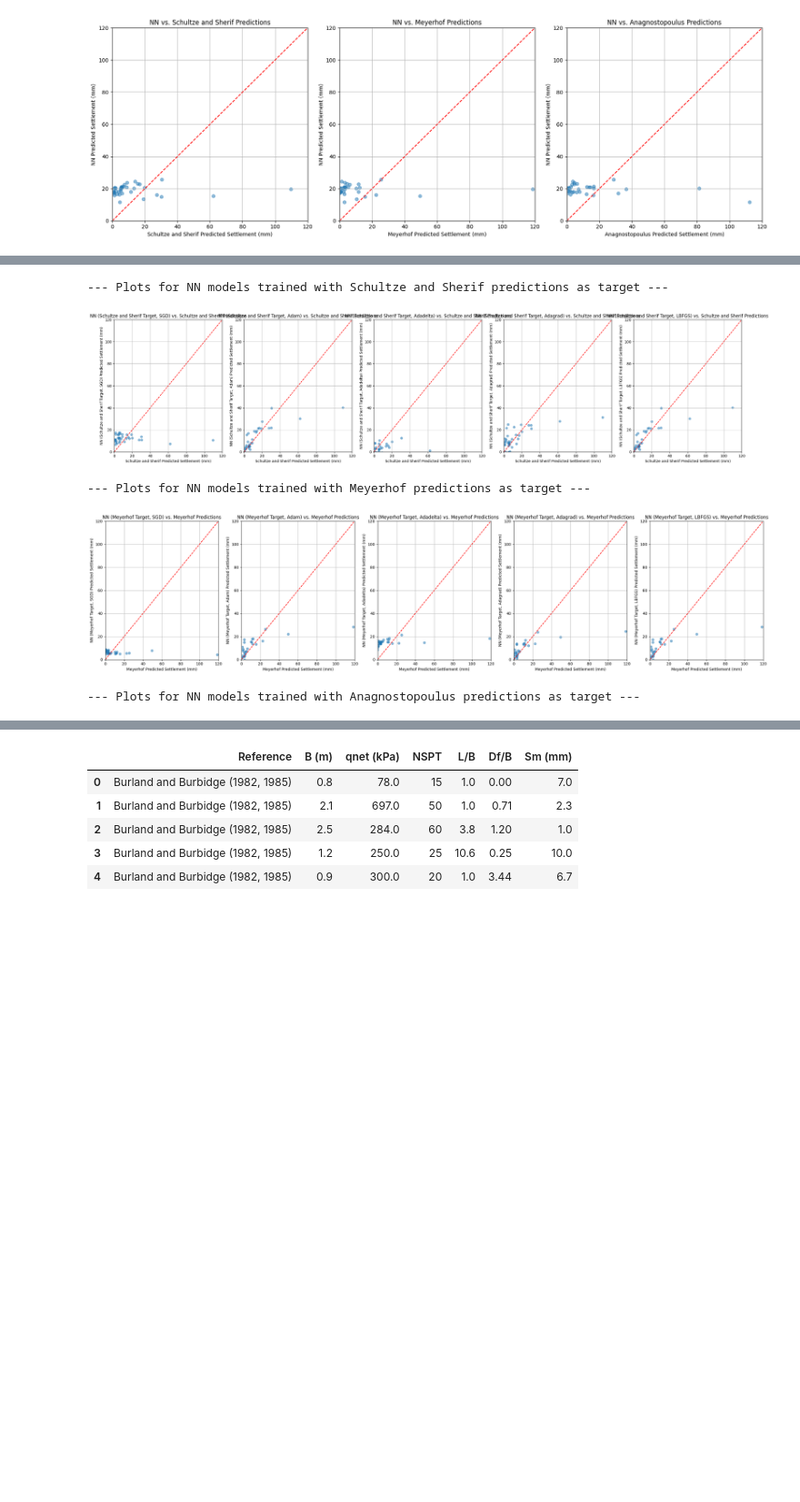
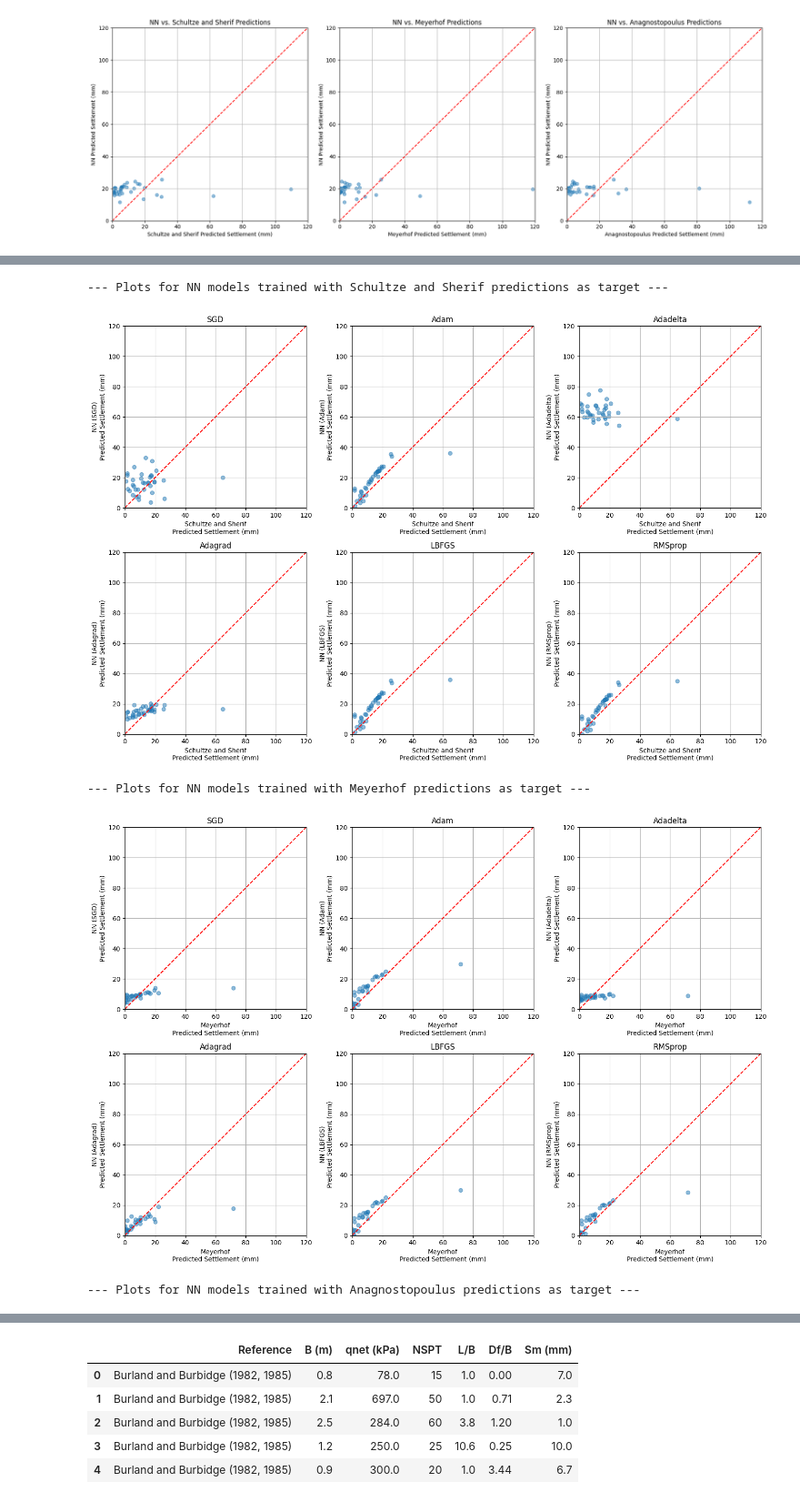
Before and after one commit to kdwilli/sandy-settlement, a Jupyter notebook: Implementation_Project.ipynb, the cells around one changed output, grey strips where cells are left out. Shown at 91% size. Drawn from its saved outputs; the diff is of its cells as text; code cells hidden in the pictures; blank space fills up the shorter version.

```diff
--- a/Implementation_Project.ipynb
+++ b/Implementation_Project.ipynb
@@ -470,6 +470,15 @@ plt.show()
 # Assuming the split was done on the pandas DataFrames, get the training indices
 # from the original normalized input DataFrame before converting to tensors
 # This assumes the order of rows is preserved during the train_test_split
+
+optimizers_to_test = [optim.SGD, optim.Adam, optim.Adadelta, optim.Adagrad, optim.LBFGS, optim.RMSprop]
+optimizer_names = ["SGD", "Adam", "Adadelta", "Adagrad", "LBFGS", "RMSprop"]
+loss_history = {name: [] for name in optimizer_names}
+rmse_results = {}
+mae_results = {}
+r2_results = {}
+
+
 X_train_df, X_test_df, y_train_df, y_test_df = train_test_split(normalized_input_df, normalized_output_df, test_size=0.2, random_state=42)
 
 train_indices = X_train_df.index
@@ -624,39 +633,40 @@ empirical_predictions_for_plotting = {
     "Anagnostopoulus": anagnostopoulus_predictions
 }
 
 # Iterate through each empirical target and each optimizer to create plots
 for target_name, empirical_preds in empirical_predictions_for_plotting.items():
     print(f"\n--- Plots for NN models trained with {target_name} predictions as target ---")
-    plt.figure(figsize=(25, 6)) # Adjust figure size to accommodate more subplots
+    plt.figure(figsize=(15, 10)) # Adjust figure size to accommodate more subplots (e.g., 15x10)
 
     for i in range(len(optimizers_to_test)):
         optimizer_name = optimizer_names[i]
         model = models_empirical_targets[target_name][optimizer_name]
 
         # Make predictions with the trained model
         model.eval()
         with torch.no_grad():
             predicted_settlement_normalized = model(X_test)
 
         # Denormalize the predicted values
         predicted_settlement_denormalized = predicted_settlement_normalized.numpy() * (output_max - output_min) + output_min
 
         # Plot for NN trained on empirical target vs empirical predictions
-        plt.subplot(1, len(optimizers_to_test), i + 1) # Adjust subplot grid to 1 row and number of optimizers columns
+        plt.subplot(2, 3, i + 1) # Change subplot grid to 2 rows and 3 columns
         plt.scatter(empirical_preds, predicted_settlement_denormalized, alpha=0.5)
-        plt.xlabel(f"{target_name} Predicted Settlement (mm)")
-        plt.ylabel(f"NN ({target_name} Target, {optimizer_name}) Predicted Settlement (mm)")
-        plt.title(f"NN ({target_name} Target, {optimizer_name}) vs. {target_name} Predictions")
+        plt.xlabel(f"{target_name}\nPredicted Settlement (mm)") # Add newline for readability
+        plt.ylabel(f"NN ({optimizer_name})\nPredicted Settlement (mm)") # Add newline for readability
+        plt.title(f"{optimizer_name}") # Simplify title to just optimizer name
         plt.grid(True)
         plt.xlim(0, 120)
         plt.ylim(0, 120)
         plt.plot([0, 120], [0, 120], color='red', linestyle='--')
 
+
     plt.tight_layout()
     plt.show()
 # %% [output]
 --- Plots for NN models trained with Schultze and Sherif predictions as target ---
-[figure, old version]
+[figure, new version]
 --- Plots for NN models trained with Meyerhof predictions as target ---
-[figure, old version]
+[figure, new version]
 --- Plots for NN models trained with Anagnostopoulus predictions as target ---
```
Also changed, not shown: parts of 9 cells of this notebook.
